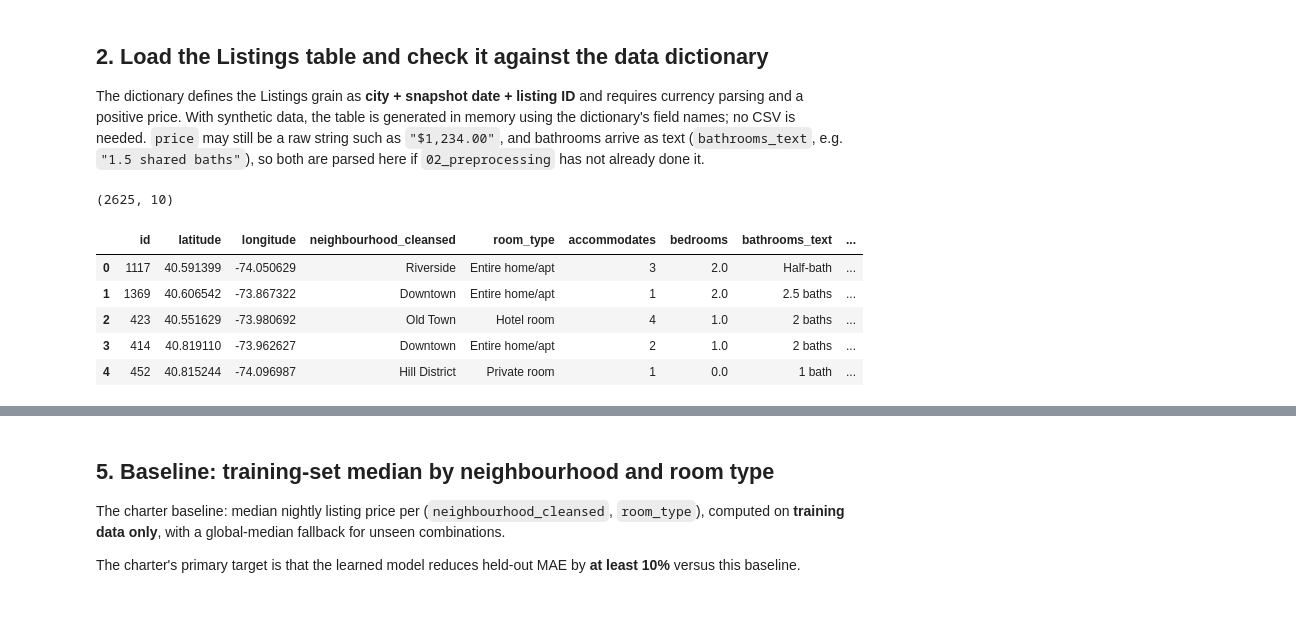
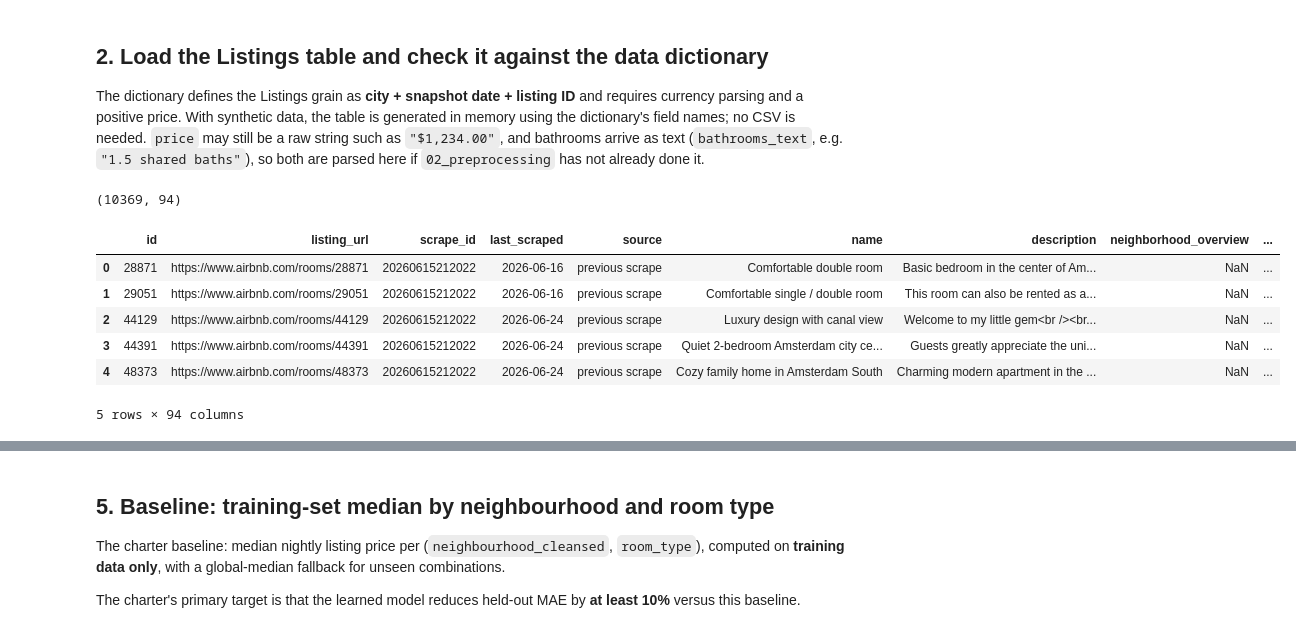
Before and after one commit to roness3yn/property-investment-intelligence-system, a Jupyter notebook: notebooks/03_modeling.ipynb, the cells around one changed output, grey strips where cells are left out. Drawn from its saved outputs; the diff is of its cells as text; code cells hidden in the pictures.

```diff
--- a/notebooks/03_modeling.ipynb
+++ b/notebooks/03_modeling.ipynb
@@ -54,16 +52,27 @@ REPO_ROOT = Path.cwd().parent
 DATA_DIR = REPO_ROOT / "data" / "processed"
 MODELS_DIR = REPO_ROOT / "models"
 SPLITS_DIR = REPO_ROOT / "evaluation" / "splits"
+FEATURE_AUDIT_FILE = REPO_ROOT / "evaluation" / "feature_audit.csv"
+
+# Shared modelling code lives in src/models/ (design, chapter 11)
+import sys
+if str(REPO_ROOT) not in sys.path:
+    sys.path.insert(0, str(REPO_ROOT))
+from src.models.make_split import (make_split, load_manifest, write_manifest, summarise,
+                                   load_listings, ensure_snapshot_date, select_city)
+from src.models.feature_audit import load_audit, apply_row_transforms, select_features, describe
 
 # ---- Data source switch --------------------------------------------------
 # True  -> synthetic Listings data generated in memory below (no file is read or written)
 # False -> the real processed Listings table produced by 02_preprocessing
-USE_SYNTHETIC = True
-REAL_DATA_FILE = DATA_DIR / "listings_processed.csv"
+USE_SYNTHETIC = False
+REAL_DATA_FILE = DATA_DIR / "listings_master.parquet"
 
-# TODO: fill from data/sources.md once a real snapshot is chosen
-CITY = "dummy_city" if USE_SYNTHETIC else "TODO"
-CURRENCY = "USD" if USE_SYNTHETIC else "TODO"
+# One city per model (README). The processed file can hold several cities in `location`.
+CITY_COL = "location"
+CITY = "dummy_city" if USE_SYNTHETIC else "Amsterdam"
+# The "$" in Inside Airbnb's price is formatting; price_quote_raw reports the currency (EUR).
+CURRENCY = "USD" if USE_SYNTHETIC else "EUR"
 
 
 def make_synthetic_listings(n_listings=1500, seed=RANDOM_SEED):
@@ -94,6 +103,21 @@ def make_synthetic_listings(n_listings=1500, seed=RANDOM_SEED):
     })
     base.loc[rng.random(n_listings) < 0.05, "bedrooms"] = np.nan  # realistic gaps
 
+    # Optional Inside Airbnb columns (not in the dictionary), so the feature audit is exercised.
+    # They carry no price signal here. availability_30 and name must be blocked by the audit.
+    base["property_type"] = rng.choice(
+        ["Entire rental unit", "Private room in rental unit", "Entire condo",
+         "Room in hotel", "Entire loft", "Tiny home"], n_listings,
+        p=[0.45, 0.30, 0.12, 0.08, 0.04, 0.01])
+    base["minimum_nights"] = rng.choice([1, 2, 3, 5, 30], n_listings, p=[0.35, 0.3, 0.2, 0.1, 0.05])
+    base["number_of_reviews"] = rng.poisson(12, n_listings)
+    base["review_scores_rating"] = np.round(rng.uniform(3.8, 5.0, n_listings), 2)
+    base.loc[base["number_of_reviews"] == 0, "review_scores_rating"] = np.nan
+    base.loc[rng.random(n_listings) < 0.12, "review_scores_rating"] = np.nan  # new listings
+    base["host_is_superhost"] = rng.choice(["t", "f"], n_listings, p=[0.3, 0.7])
+    base["availability_30"] = rng.integers(0, 31, n_listings)   # audit: ablation
+    base["name"] = [f"Cozy place #{i}" for i in base["id"]]      # audit: defer
+
     # Price with real structure so the models have something to learn
     signal = (60 + 25 * base["accommodates"]
               * base["neighbourhood_cleansed"].map(hood_premium)
@@ -123,23 +147,26 @@ With synthetic data, the table is generated in memory using the dictionary's fie
 # %%
 if USE_SYNTHETIC:
     df = make_synthetic_listings()
     DATA_SOURCE = "synthetic_in_memory"
 else:
     if not REAL_DATA_FILE.exists():
         raise FileNotFoundError(
             f"{REAL_DATA_FILE} not found. Run 02_preprocessing first, "
             "or set USE_SYNTHETIC = True to work with synthetic data."
         )
-    df = pd.read_csv(REAL_DATA_FILE)
+    df = load_listings(REAL_DATA_FILE)                # .parquet or .csv
+    df = ensure_snapshot_date(df)   # derived from scrape_id until notebook 02 provides snapshot_date
+    df = select_city(df, CITY, CITY_COL)              # one city per model
     DATA_SOURCE = REAL_DATA_FILE.name
 
 print(df.shape)
 df.head()
 # %% [output]
-(2625, 10)
+(10369, 94)
-|  | id | latitude | longitude | neighbourhood_cleansed | room_type | accommodates | bedrooms | bathrooms_text | ... |
-| 0 | 1117 | 40.591399 | -74.050629 | Riverside | Entire home/apt | 3 | 2.0 | Half-bath | ... |
-| 1 | 1369 | 40.606542 | -73.867322 | Downtown | Entire home/apt | 1 | 2.0 | 2.5 baths | ... |
-| 2 | 423 | 40.551629 | -73.980692 | Old Town | Hotel room | 4 | 1.0 | 2 baths | ... |
-| 3 | 414 | 40.819110 | -73.962627 | Downtown | Entire home/apt | 2 | 1.0 | 2 baths | ... |
-| 4 | 452 | 40.815244 | -74.096987 | Hill District | Private room | 1 | 0.0 | 1 bath | ... |
+|  | id | listing_url | scrape_id | last_scraped | source | name | description | neighborhood_overview | ... |
+| 0 | 28871 | https://www.airbnb.com/rooms/28871 | 20260615212022 | 2026-06-16 | previous scrape | Comfortable double room | Basic bedroom in the center of Am... | NaN | ... |
+| 1 | 29051 | https://www.airbnb.com/rooms/29051 | 20260615212022 | 2026-06-16 | previous scrape | Comfortable single / double room | This room can also be rented as a... | NaN | ... |
+| 2 | 44129 | https://www.airbnb.com/rooms/44129 | 20260615212022 | 2026-06-24 | previous scrape | Luxury design with canal view | Welcome to my little gem<br /><br... | NaN | ... |
+| 3 | 44391 | https://www.airbnb.com/rooms/44391 | 20260615212022 | 2026-06-24 | previous scrape | Quiet 2-bedroom Amsterdam city ce... | Guests greatly appreciate the uni... | NaN | ... |
+| 4 | 48373 | https://www.airbnb.com/rooms/48373 | 20260615212022 | 2026-06-24 | previous scrape | Cozy family home in Amsterdam South | Charming modern apartment in the ... | NaN | ... |
+5 rows × 94 columns
```
Also changed, not shown: parts of 41 cells of this notebook, 5 other files.
